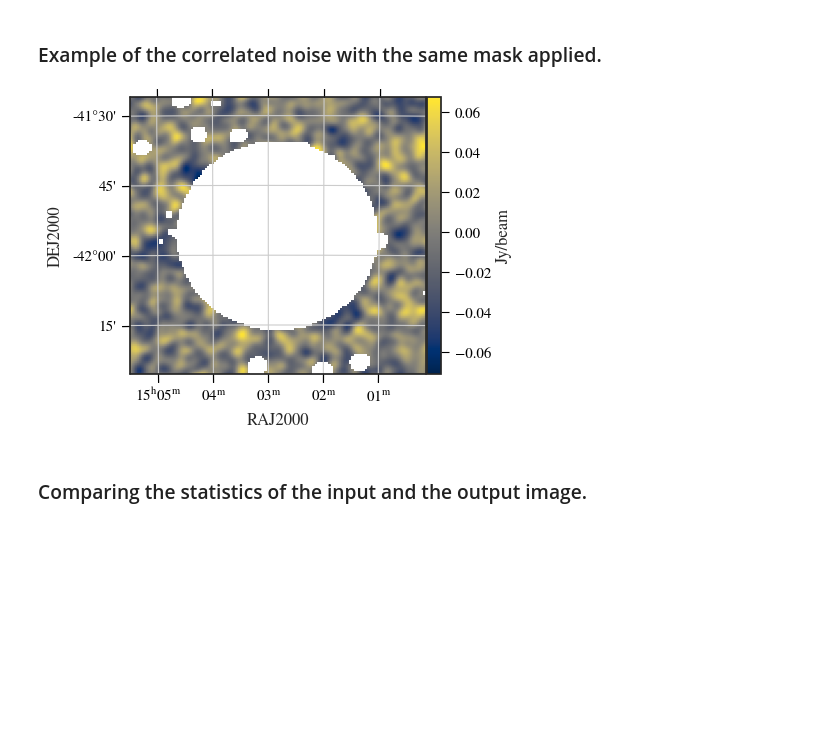
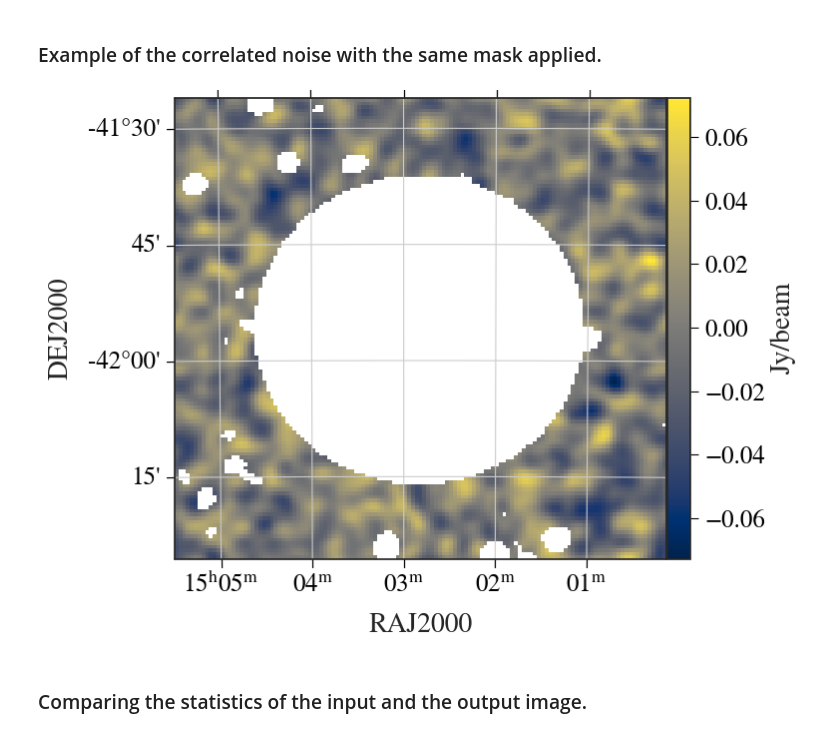
Before and after one commit to JaidenCook/SNRfit, a Jupyter notebook: workbooks/Correlating_Noise.ipynb, the cells around one changed output. Cells and saved outputs as stored; diff of their text form; code cells hidden in the pictures; blank space fills up the shorter version.

```diff
--- a/workbooks/Correlating_Noise.ipynb
+++ b/workbooks/Correlating_Noise.ipynb
@@ -147,10 +142,10 @@ snrfit.astro_plot_2D(img_cor_noise, w, figsize=(7.5,6),scale=0.6)
 # %%
 img_cor_masked = img_cor_noise*np.ones(img_cor_noise.shape)
 img_cor_masked[thresh_mask] = np.nan
 
-snrfit.astro_plot_2D(img_cor_masked, w, figsize=(7.5,6),scale=0.6)
+snrfit.astro_plot_2D(img_cor_masked, w, figsize=(7.5,6))
 # %% [output]
-[figure, old version]
+[figure, new version]
 # %% [markdown]
 ### Comparing the statistics of the input and the output image.
 # %%
```
Also changed, not shown: parts of 6 cells of this notebook, 2 other files.
